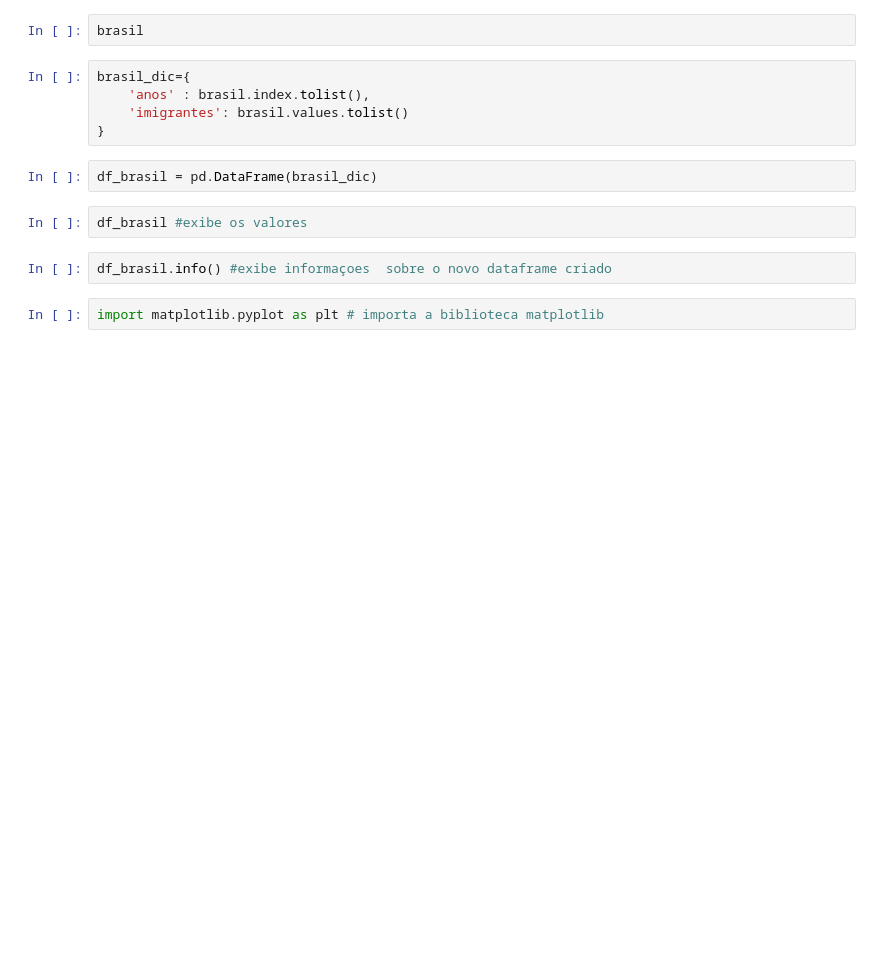
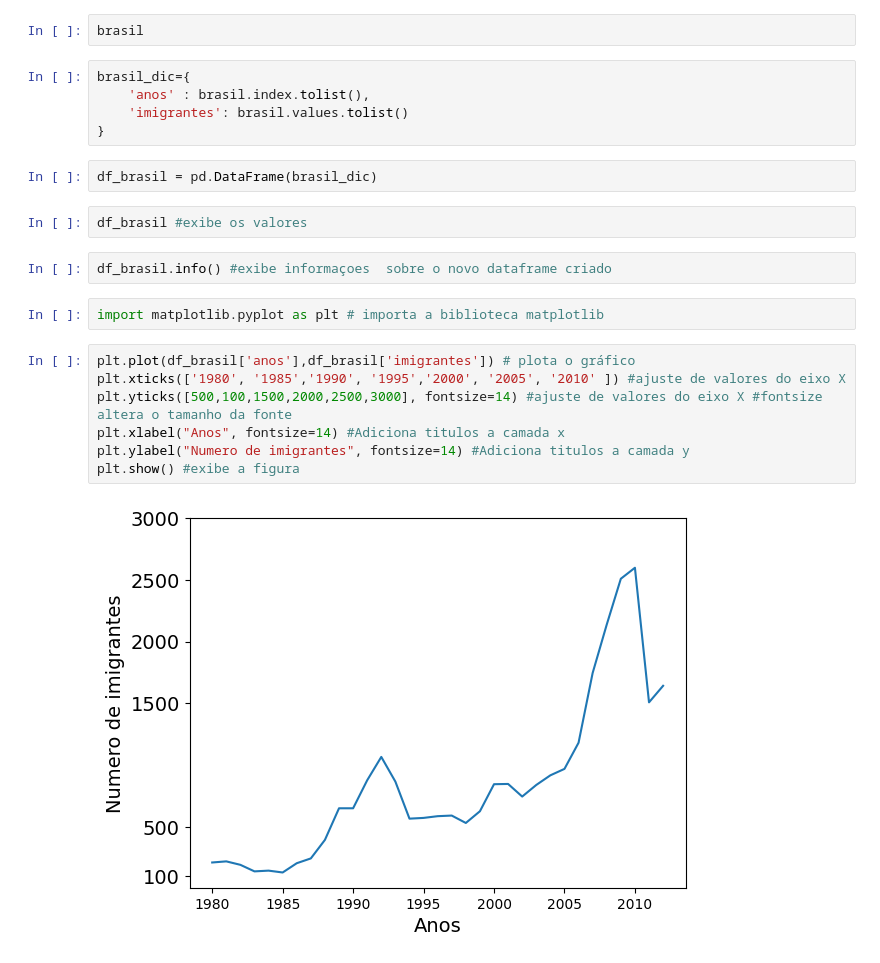
Before and after one commit to LucasSantino/c-digo_IABD_2024, a Jupyter notebook: Aula04/Aula4.ipynb, the cells around one changed output. Drawn from its saved outputs; the diff is of its cells as text; blank space fills up the shorter version.

Commit message:
Plotagem do primeiro gráfico

```diff
--- a/Aula04/Aula4.ipynb
+++ b/Aula04/Aula4.ipynb
@@ -72,3 +72,12 @@ df_brasil #exibe os valores
 df_brasil.info() #exibe informaçoes  sobre o novo dataframe criado
 # %%
 import matplotlib.pyplot as plt # importa a biblioteca matplotlib
+# %%
+plt.plot(df_brasil['anos'],df_brasil['imigrantes']) # plota o gráfico
+plt.xticks(['1980', '1985','1990', '1995','2000', '2005', '2010' ]) #ajuste de valores do eixo X
+plt.yticks([500,100,1500,2000,2500,3000], fontsize=14) #ajuste de valores do eixo X #fontsize altera o tamanho da fonte
+plt.xlabel("Anos", fontsize=14) #Adiciona titulos a camada x
+plt.ylabel("Numero de imigrantes", fontsize=14) #Adiciona titulos a camada y
+plt.show() #exibe a figura
+# %% [output]
+[figure, added]
```
